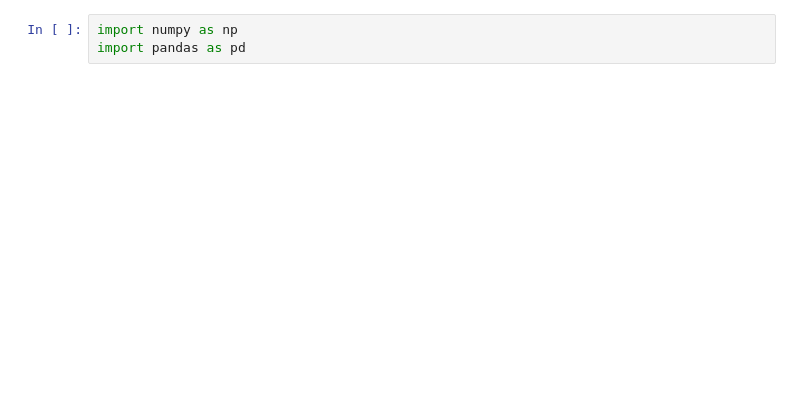
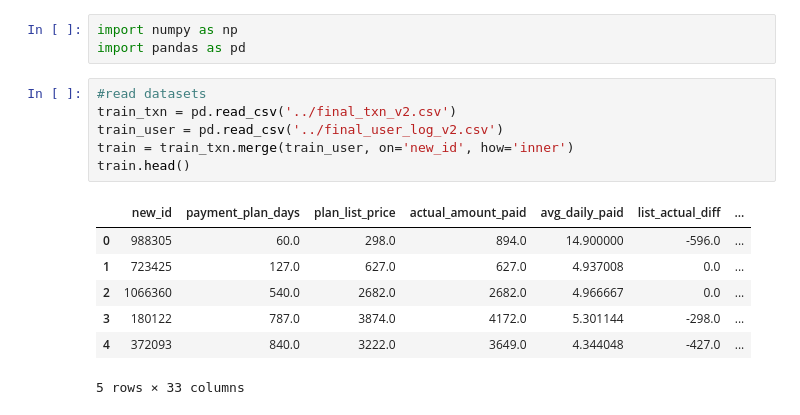
Before and after one commit to calestini/Kcompetition, a Jupyter notebook: Untitled.ipynb, the cells around one changed output. Saved outputs shown, nothing was run; the diff lists cells and outputs as text; blank space fills up the shorter version.

```diff
--- a/Untitled.ipynb
+++ b/Untitled.ipynb
@@ -1,6 +1,20 @@
 # %%
 import numpy as np
 import pandas as pd
+# %%
+#read datasets
+train_txn = pd.read_csv('../final_txn_v2.csv')
+train_user = pd.read_csv('../final_user_log_v2.csv')
+train = train_txn.merge(train_user, on='new_id', how='inner')
+train.head()
+# %% [output]
+|  | new_id | payment_plan_days | plan_list_price | actual_amount_paid | avg_daily_paid | list_actual_diff | ... |
+| 0 | 988305 | 60.0 | 298.0 | 894.0 | 14.900000 | -596.0 | ... |
+| 1 | 723425 | 127.0 | 627.0 | 627.0 | 4.937008 | 0.0 | ... |
+| 2 | 1066360 | 540.0 | 2682.0 | 2682.0 | 4.966667 | 0.0 | ... |
+| 3 | 180122 | 787.0 | 3874.0 | 4172.0 | 5.301144 | -298.0 | ... |
+| 4 | 372093 | 840.0 | 3222.0 | 3649.0 | 4.344048 | -427.0 | ... |
+5 rows × 33 columns
 # %%
 train.shape
 # %% [output]
```
Also changed, not shown: parts of 26 cells of this notebook, 1 other file.
